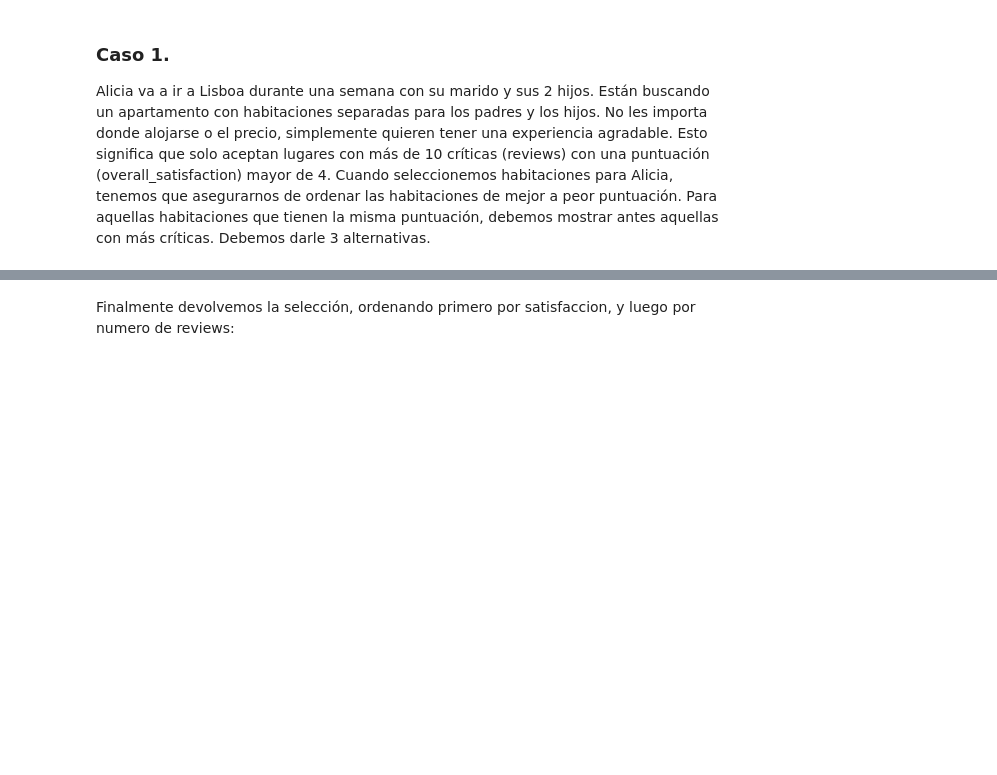
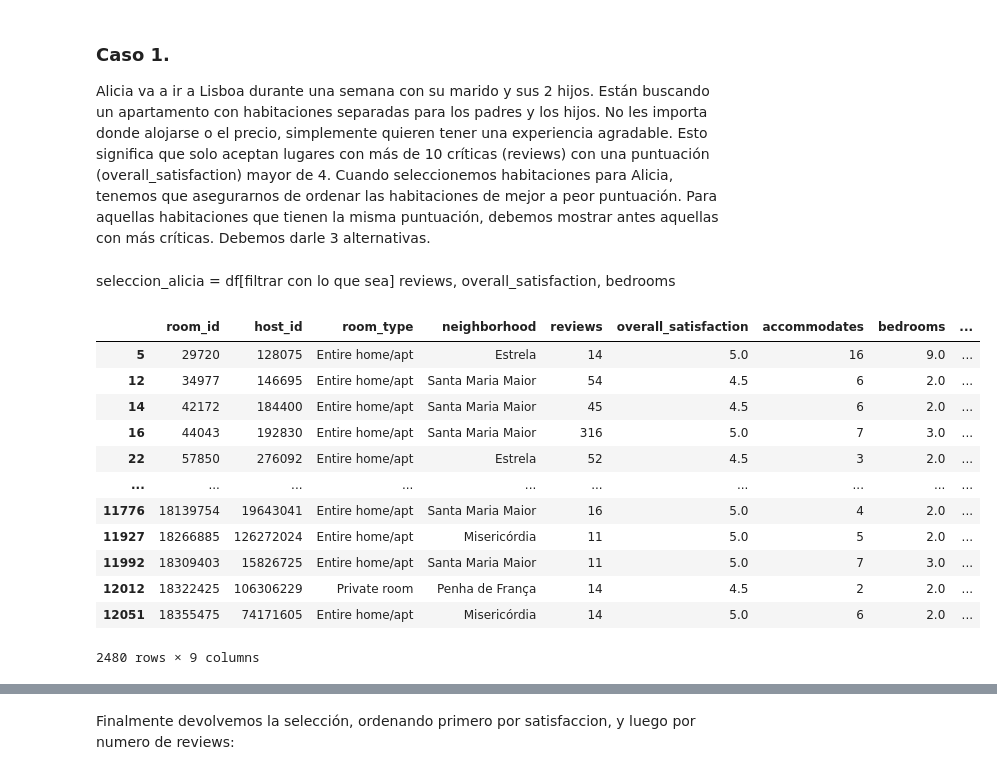
Before and after one commit to serraguti/PythonCiencia, a Jupyter notebook: ciencia06airbnb.ipynb, the cells around one changed output, grey strips where cells are left out. Drawn from its saved outputs; the diff is of its cells as text; code cells hidden in the pictures; blank space fills up the shorter version.

Commit message:
airbnb

```diff
--- a/ciencia06airbnb.ipynb
+++ b/ciencia06airbnb.ipynb
@@ -15,0 +18,3 @@ En concreto el dataset tiene las siguientes variables:
+# %%
+df = pd.read_csv('data/airbnb.csv')
+df.head()
@@ -17,3 +29,25 @@ En concreto el dataset tiene las siguientes variables:
 ### Caso 1.
 
 Alicia va a ir a Lisboa durante una semana con su marido y sus 2 hijos. Están buscando un apartamento con habitaciones separadas para los padres y los hijos. No les importa donde alojarse o el precio, simplemente quieren tener una experiencia agradable. Esto significa que solo aceptan lugares con más de 10 críticas (reviews) con una puntuación (overall_satisfaction) mayor de 4. Cuando seleccionemos habitaciones para Alicia, tenemos que asegurarnos de ordenar las habitaciones de mejor a peor puntuación. Para aquellas habitaciones que tienen la misma puntuación, debemos mostrar antes aquellas con más críticas. Debemos darle 3 alternativas.
+# %% [markdown]
+seleccion_alicia = df[filtrar con lo que sea]
+reviews, overall_satisfaction, bedrooms
+# %%
+seleccion_alicia = df[ (df['reviews'] > 10) &
+                      (df['overall_satisfaction'] > 4) &
+                       (df['bedrooms'] >= 2) ]
+seleccion_alicia
+# %% [output]
+|  | room_id | host_id | room_type | neighborhood | reviews | overall_satisfaction | accommodates | bedrooms | ... |
+| 5 | 29720 | 128075 | Entire home/apt | Estrela | 14 | 5.0 | 16 | 9.0 | ... |
+| 12 | 34977 | 146695 | Entire home/apt | Santa Maria Maior | 54 | 4.5 | 6 | 2.0 | ... |
+| 14 | 42172 | 184400 | Entire home/apt | Santa Maria Maior | 45 | 4.5 | 6 | 2.0 | ... |
+| 16 | 44043 | 192830 | Entire home/apt | Santa Maria Maior | 316 | 5.0 | 7 | 3.0 | ... |
+| 22 | 57850 | 276092 | Entire home/apt | Estrela | 52 | 4.5 | 3 | 2.0 | ... |
+| ... | ... | ... | ... | ... | ... | ... | ... | ... | ... |
+| 11776 | 18139754 | 19643041 | Entire home/apt | Santa Maria Maior | 16 | 5.0 | 4 | 2.0 | ... |
+| 11927 | 18266885 | 126272024 | Entire home/apt | Misericórdia | 11 | 5.0 | 5 | 2.0 | ... |
+| 11992 | 18309403 | 15826725 | Entire home/apt | Santa Maria Maior | 11 | 5.0 | 7 | 3.0 | ... |
+| 12012 | 18322425 | 106306229 | Private room | Penha de França | 14 | 4.5 | 2 | 2.0 | ... |
+| 12051 | 18355475 | 74171605 | Entire home/apt | Misericórdia | 14 | 5.0 | 6 | 2.0 | ... |
+2480 rows × 9 columns
```
Also changed, not shown: parts of 14 cells of this notebook, 4 other files.
